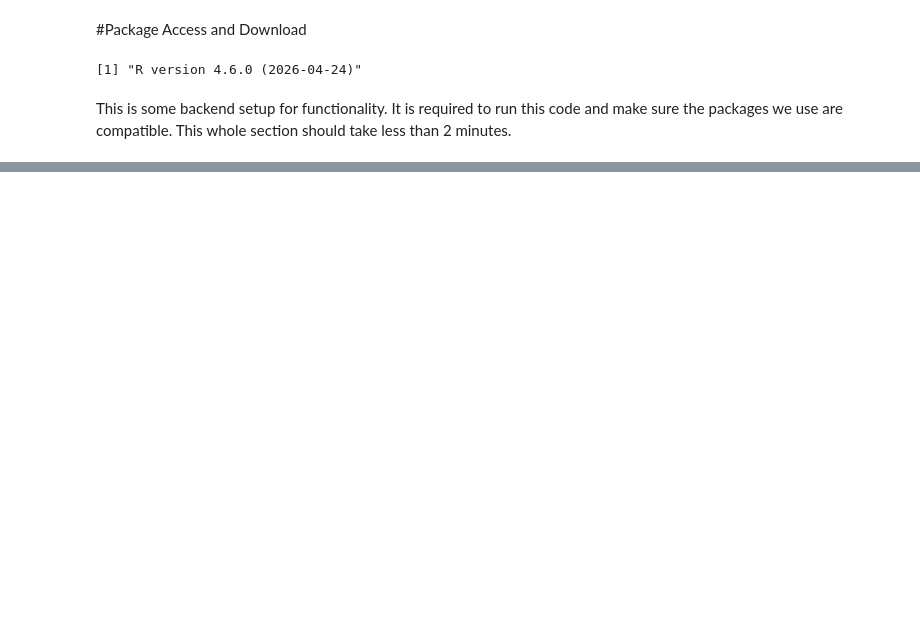
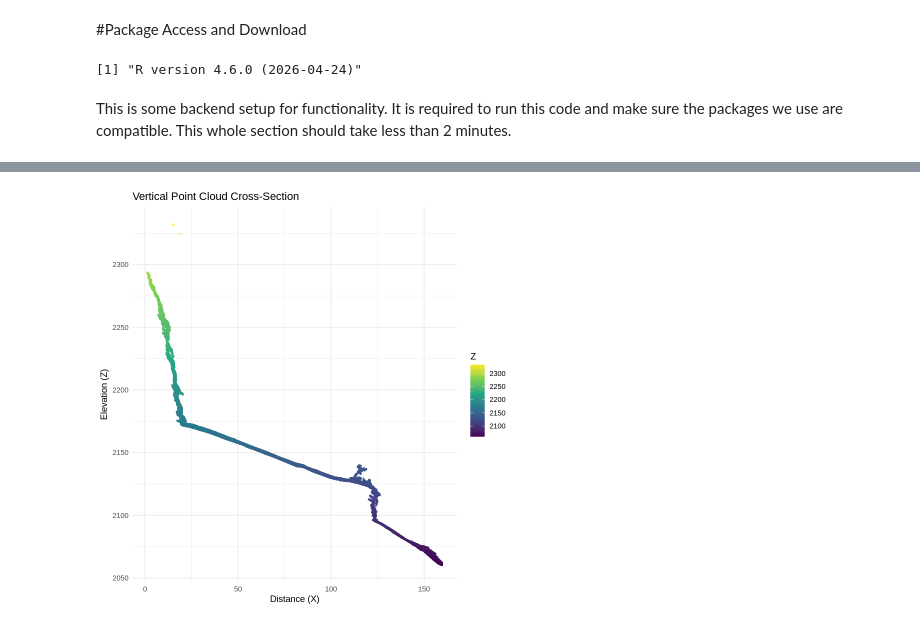
Before and after one commit to reblekah/UASLidarWorkshop_SKC_2026, a Jupyter notebook: UAS_Lidar_Workshop_2026.ipynb, the cells around one changed output, grey strips where cells are left out. Cells and saved outputs as stored; diff of their text form; code cells hidden in the pictures; blank space fills up the shorter version.

```diff
--- a/UAS_Lidar_Workshop_2026.ipynb
+++ b/UAS_Lidar_Workshop_2026.ipynb
@@ -233,0 +95,4 @@ A
+# %%
+las<-readLAS("lidar_site.laz", #here is where you would put the full file address for readLAS to access
+filter = "-keep_x 298008.69, 298356.147, -keep_y 504177.18, 504385.04" #Extent 1
+)
@@ -233,0 +155,2 @@ A
+# %%
+las_clean<-filter_duplicates(las)
@@ -233,0 +210,12 @@ A
+# %%
+p1 <- c(298100, 504200) # c(x, y)
+p2 <- c(298250, 504250) #feel free to change p1 or p2 to any points within our SpatExtent shown above to look at other cross sections.
+las_tr <- clip_transect(las_clean, p1, p2, width =5, xz = TRUE)
+
+ggplot(payload(las_tr), aes(x = X, y = Z, color = Z)) +
+  geom_point(size = 0.5, alpha = 0.6) +
+  coord_equal()+
+  scale_color_viridis_c(option = "terrain") +
+  labs(title = "Vertical Point Cloud Cross-Section", x = "Distance (X)", y = "Elevation (Z)") +
+  theme_minimal()
+# %% [output]
@@ -233,0 +224 @@ A
+[figure, added]
```
Also changed, not shown: parts of 69 cells of this notebook.
